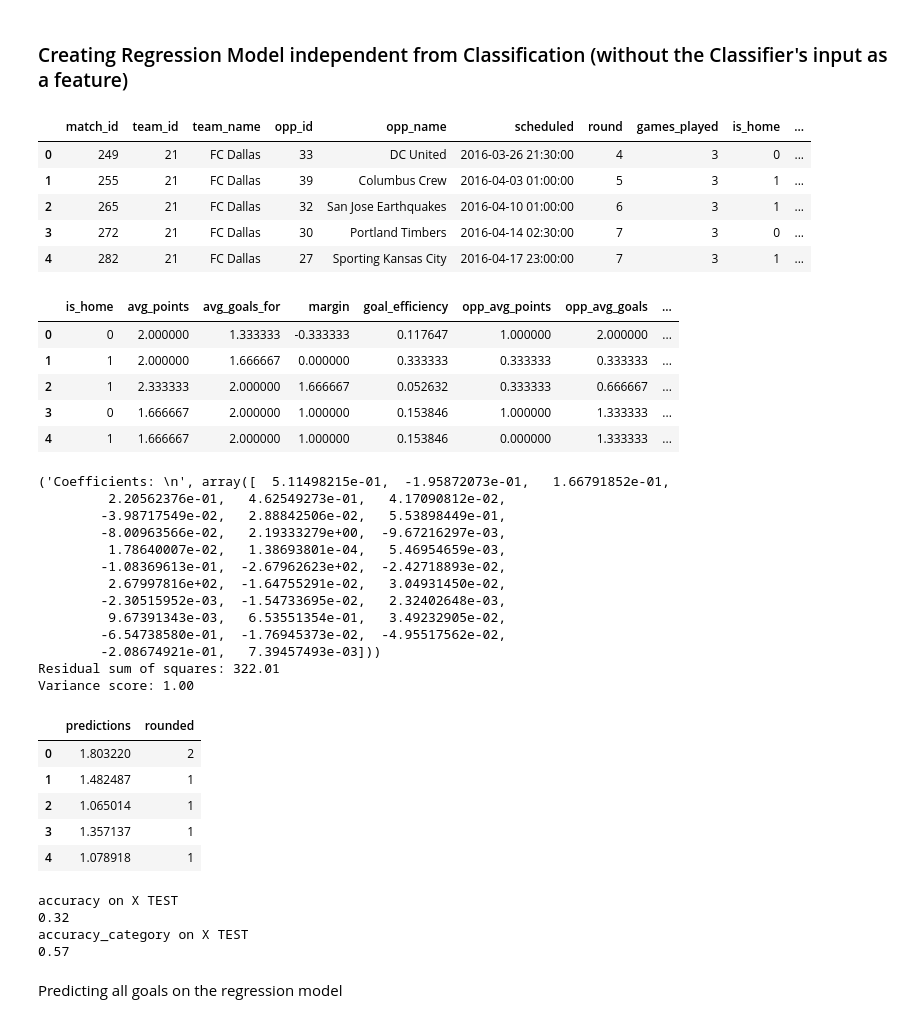
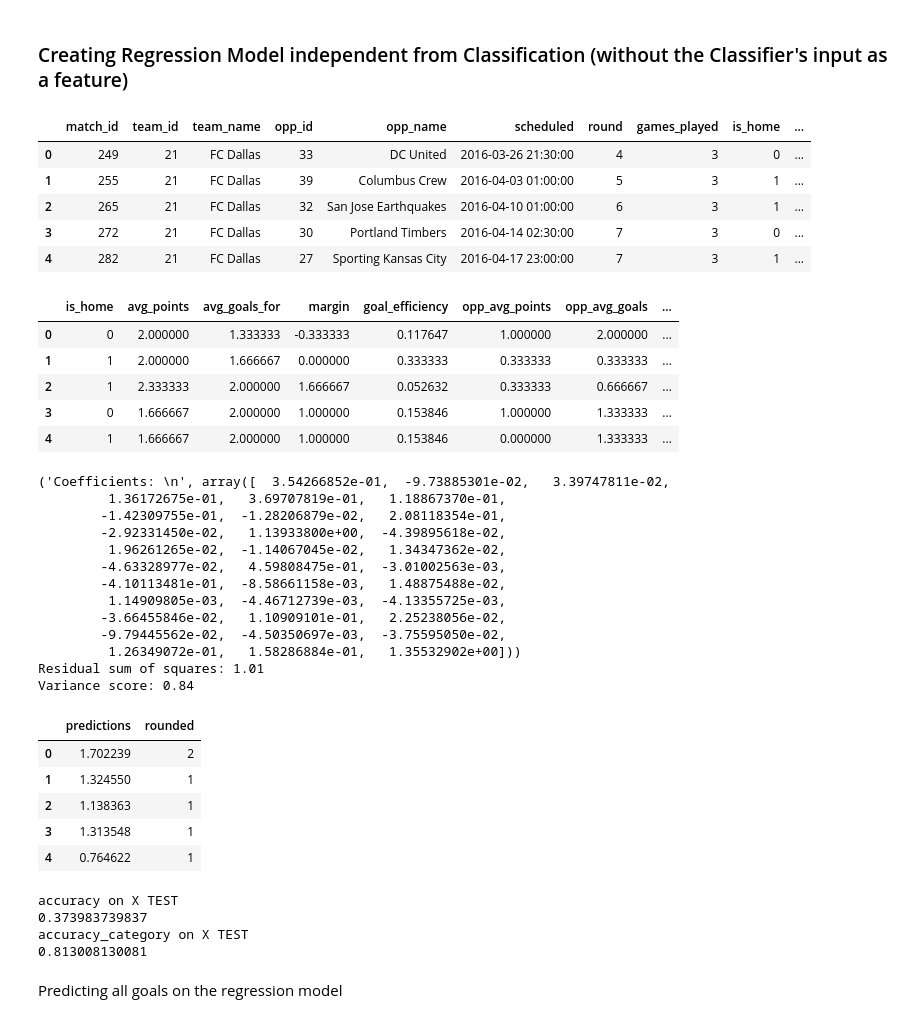
Before and after one commit to dchilders21/stats, a Jupyter notebook: src/stats/goals.ipynb, the cells around one changed output. Cells and saved outputs as stored; diff of their text form; code cells hidden in the pictures.

```diff
--- a/src/stats/goals.ipynb
+++ b/src/stats/goals.ipynb
@@ -47,7 +47,7 @@ sub_cols = ['current_formation', 'avg_goals_against', 'goal_diff', 'win_percenta
 all_models = ['log', 'svc', 'gmm', 'knn', 'gnb']
 
 """ this variable 'testing' should be false if using CSV's and not pulling from the database. """
-testing = True
+testing = False
 # %% [output]
 INITIALIZED...
 # %% [markdown]
@@ -345,0 +343,23 @@ Finished Gaussian NB Modeling
+# %%
+from sklearn import metrics
+from sklearn.metrics import roc_auc_score
+
+y = np.array([1, 1, 2, 2])
+scores = np.array([0.1, 0.4, 0.35, 0.8])
+#fpr, tpr, thresholds = metrics.roc_curve(y, scores, pos_label=2)
+display(preds.head())
+fpr, tpr, thresholds = metrics.roc_curve(preds["actual"].values, preds["predictions"].values)
+roc_auc = roc_auc_score(preds["actual"], preds["predictions"])
+print(roc_auc)
+print(fpr)
+print(tpr)
+plt.figure()
+plt.plot(fpr, tpr, label='ROC curve')
+plt.plot([0, 1], [0, 1], 'k--')
+plt.xlim([0.0, 1.0])
+plt.ylim([0.0, 1.05])
+plt.xlabel('False Positive Rate')
+plt.ylabel('True Positive Rate')
+plt.title('Receiver operating characteristic example')
+plt.legend(loc="lower right")
+plt.show()
@@ -479,8 +510,11 @@ pd.set_option('display.max_columns', 5000)
 
 
 display(regr_data.head())
+combined_data = regr_data.copy()
+
+combined_data["goal_predictions"] = predictions
 # Drop the original RPI features and everything else
-r_data = regr_data.drop(sub_cols + ignore_cols + ['round', 'converted_goals'] + ['rpi', 'opp_rpi'], axis=1)
+r_data = combined_data.drop(sub_cols + ignore_cols + ['round', 'converted_goals'] + ['rpi', 'opp_rpi'], axis=1)
 display(r_data.head())
 
 (regr_y, regr_X) = model_libs._extract_target(r_data, 'goals')
@@ -496,55 +530,55 @@ print("Residual sum of squares: %.2f"
 
 preds = pd.DataFrame(lin_regr.predict(X_test), columns=['predictions'])
 preds['rounded'] = preds.loc[0:].apply(lambda r: np.round(r), axis=1)
 # Explained variance score: 1 is perfect prediction
 print('Variance score: %.2f' % lin_regr.score(X_test, preds['rounded']))
 display(preds.head())
 preds = pd.concat([preds, pd.DataFrame(y_test.as_matrix(), columns=['actual'])], axis = 1)
 preds['correct'] = preds.apply(lambda r: model_libs.predictions_diff(r['rounded'], r['actual']), axis=1)
 preds['correct_category'] = preds.apply(lambda r: model_libs.check_category(r['rounded'], r['actual']), axis=1)
 #display(preds.head())
 accuracy = np.divide(preds['correct'].sum(),float(len(preds['correct'])))
 accuracy_category = np.divide(preds['correct_category'].sum(), float(len(preds['correct_category'])))
 print('accuracy on X TEST')
 print(accuracy)
 print('accuracy_category on X TEST')
 print(accuracy_category)
 # %% [output]
 |  | match_id | team_id | team_name | opp_id | opp_name | scheduled | round | games_played | is_home | ... |
 | 0 | 249 | 21 | FC Dallas | 33 | DC United | 2016-03-26 21:30:00 | 4 | 3 | 0 | ... |
 | 1 | 255 | 21 | FC Dallas | 39 | Columbus Crew | 2016-04-03 01:00:00 | 5 | 3 | 1 | ... |
 | 2 | 265 | 21 | FC Dallas | 32 | San Jose Earthquakes | 2016-04-10 01:00:00 | 6 | 3 | 1 | ... |
 | 3 | 272 | 21 | FC Dallas | 30 | Portland Timbers | 2016-04-14 02:30:00 | 7 | 3 | 0 | ... |
 | 4 | 282 | 21 | FC Dallas | 27 | Sporting Kansas City | 2016-04-17 23:00:00 | 7 | 3 | 1 | ... |
 |  | is_home | avg_points | avg_goals_for | margin | goal_efficiency | opp_avg_points | opp_avg_goals | ... |
 | 0 | 0 | 2.000000 | 1.333333 | -0.333333 | 0.117647 | 1.000000 | 2.000000 | ... |
 | 1 | 1 | 2.000000 | 1.666667 | 0.000000 | 0.333333 | 0.333333 | 0.333333 | ... |
 | 2 | 1 | 2.333333 | 2.000000 | 1.666667 | 0.052632 | 0.333333 | 0.666667 | ... |
 | 3 | 0 | 1.666667 | 2.000000 | 1.000000 | 0.153846 | 1.000000 | 1.333333 | ... |
 | 4 | 1 | 1.666667 | 2.000000 | 1.000000 | 0.153846 | 0.000000 | 1.333333 | ... |
-('Coefficients: \n', array([  5.11498215e-01,  -1.95872073e-01,   1.66791852e-01,
-         2.20562376e-01,   4.62549273e-01,   4.17090812e-02,
-        -3.98717549e-02,   2.88842506e-02,   5.53898449e-01,
-        -8.00963566e-02,   2.19333279e+00,  -9.67216297e-03,
-         1.78640007e-02,   1.38693801e-04,   5.46954659e-03,
-        -1.08369613e-01,  -2.67962623e+02,  -2.42718893e-02,
-         2.67997816e+02,  -1.64755291e-02,   3.04931450e-02,
-        -2.30515952e-03,  -1.54733695e-02,   2.32402648e-03,
-         9.67391343e-03,   6.53551354e-01,   3.49232905e-02,
-        -6.54738580e-01,  -1.76945373e-02,  -4.95517562e-02,
-        -2.08674921e-01,   7.39457493e-03]))
-Residual sum of squares: 322.01
-Variance score: 1.00
+('Coefficients: \n', array([  3.54266852e-01,  -9.73885301e-02,   3.39747811e-02,
+         1.36172675e-01,   3.69707819e-01,   1.18867370e-01,
+        -1.42309755e-01,  -1.28206879e-02,   2.08118354e-01,
+        -2.92331450e-02,   1.13933800e+00,  -4.39895618e-02,
+         1.96261265e-02,  -1.14067045e-02,   1.34347362e-02,
+        -4.63328977e-02,   4.59808475e-01,  -3.01002563e-03,
+        -4.10113481e-01,  -8.58661158e-03,   1.48875488e-02,
+         1.14909805e-03,  -4.46712739e-03,  -4.13355725e-03,
+        -3.66455846e-02,   1.10909101e-01,   2.25238056e-02,
+        -9.79445562e-02,  -4.50350697e-03,  -3.75595050e-02,
+         1.26349072e-01,   1.58286884e-01,   1.35532902e+00]))
+Residual sum of squares: 1.01
+Variance score: 0.84
 |  | predictions | rounded |
-| 0 | 1.803220 | 2 |
-| 1 | 1.482487 | 1 |
-| 2 | 1.065014 | 1 |
-| 3 | 1.357137 | 1 |
-| 4 | 1.078918 | 1 |
+| 0 | 1.702239 | 2 |
+| 1 | 1.324550 | 1 |
+| 2 | 1.138363 | 1 |
+| 3 | 1.313548 | 1 |
+| 4 | 0.764622 | 1 |
 accuracy on X TEST
-0.32
+0.373983739837
 accuracy_category on X TEST
-0.57
+0.813008130081
 # %% [markdown]
 Predicting all goals on the regression model
 # %%
```
Also changed, not shown: parts of 4 cells of this notebook, 45 other files.
